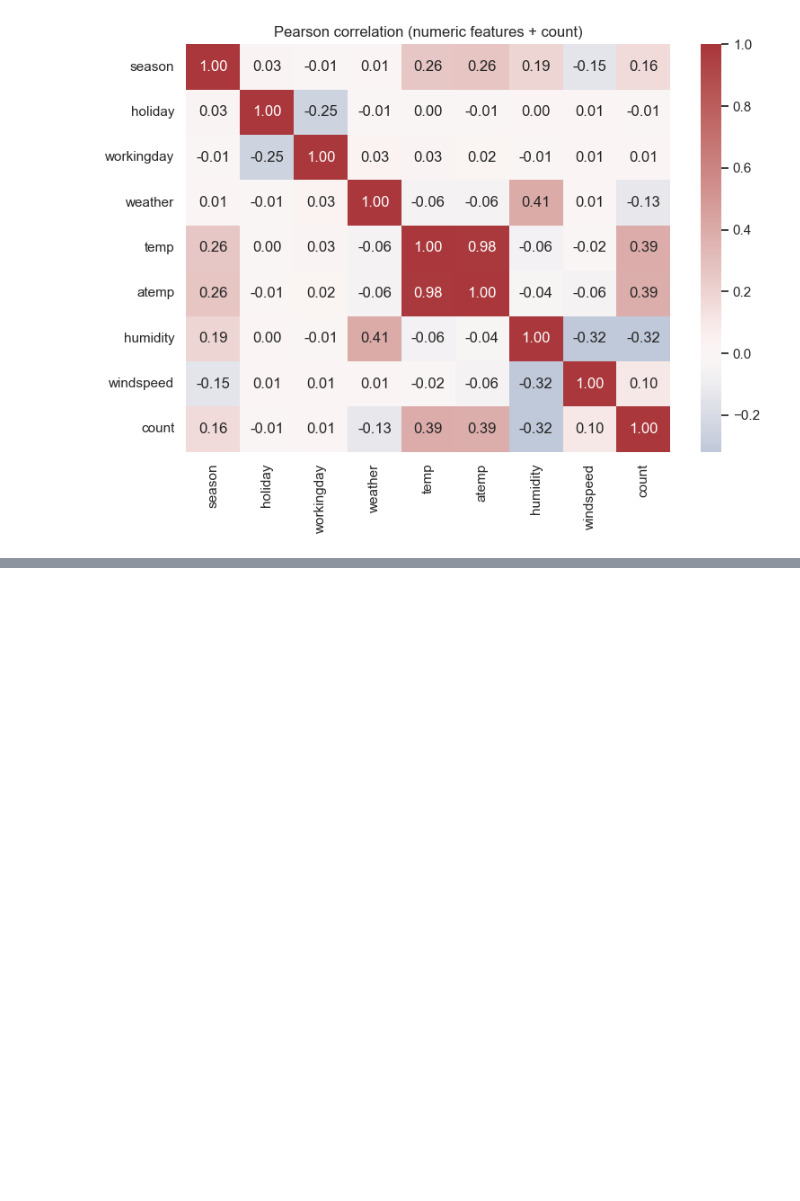
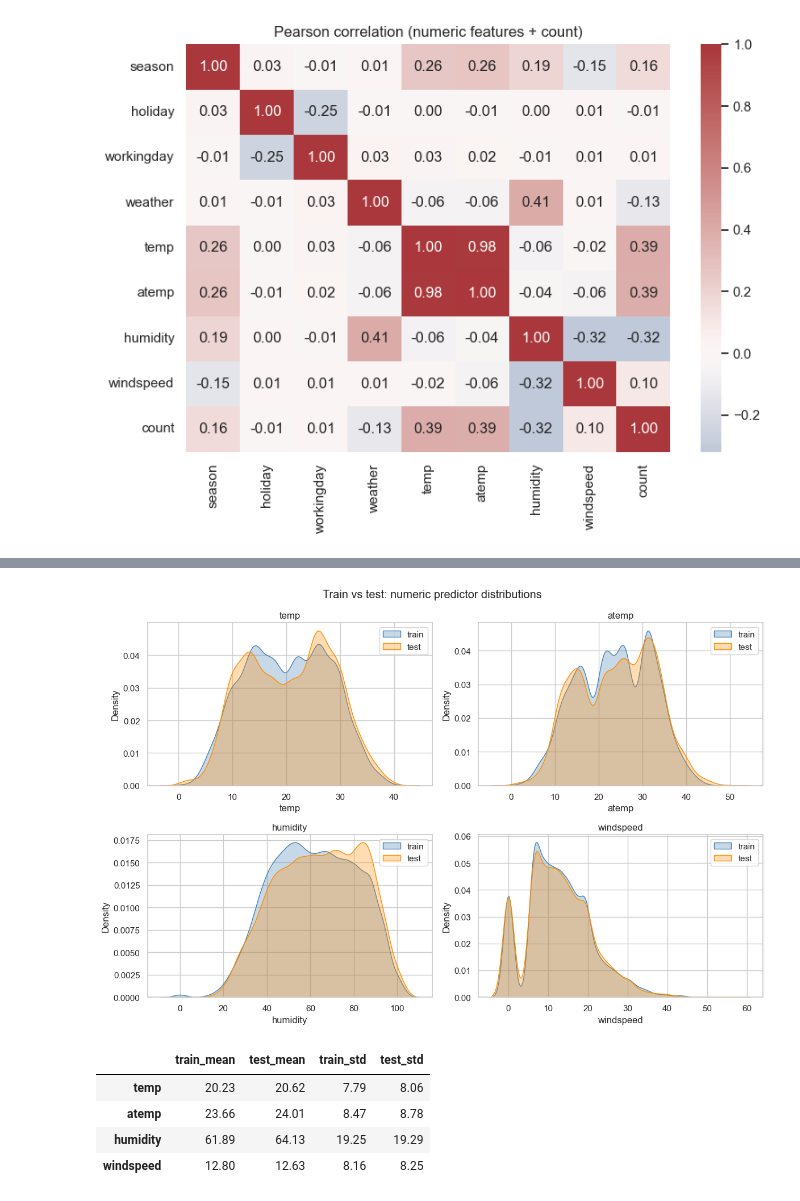
Before and after one commit to gokturkberke/bike-sharing-demand-forecasting, a Jupyter notebook: notebooks/01_eda.ipynb, the cells around one changed output, grey strips where cells are left out. Drawn from its saved outputs; the diff is of its cells as text; code cells hidden in the pictures; blank space fills up the shorter version.

```diff
--- a/notebooks/01_eda.ipynb
+++ b/notebooks/01_eda.ipynb
@@ -209,0 +214,31 @@ plt.show()
+# %%
+# Train covers days 1-19 of each month; test covers days 20+. Before
+# trusting the day-of-month holdout as a stand-in for the real test set,
+# check whether the predictor distributions actually differ between them.
+df_test = load_raw_test(CFG)
+numeric_feats = ["temp", "atemp", "humidity", "windspeed"]
+
+fig, axes = plt.subplots(2, 2, figsize=(12, 8))
+for ax, col in zip(axes.ravel(), numeric_feats):
+    sns.kdeplot(df[col], ax=ax, label="train", fill=True, alpha=0.3, color="steelblue")
+    sns.kdeplot(df_test[col], ax=ax, label="test", fill=True, alpha=0.3, color="darkorange")
+    ax.set_title(col)
+    ax.legend()
+fig.suptitle("Train vs test: numeric predictor distributions")
+fig.tight_layout()
+fig.savefig(FIG_DIR / "17_train_test_numeric_shift.png", dpi=120, bbox_inches="tight")
+plt.show()
+
+pd.DataFrame({
+    "train_mean": df[numeric_feats].mean(),
+    "test_mean": df_test[numeric_feats].mean(),
+    "train_std": df[numeric_feats].std(),
+    "test_std": df_test[numeric_feats].std(),
+}).round(2)
+# %% [output]
+[figure, added]
+|  | train_mean | test_mean | train_std | test_std |
+| temp | 20.23 | 20.62 | 7.79 | 8.06 |
+| atemp | 23.66 | 24.01 | 8.47 | 8.78 |
+| humidity | 61.89 | 64.13 | 19.25 | 19.29 |
+| windspeed | 12.80 | 12.63 | 8.16 | 8.25 |
```
Also changed, not shown: parts of 7 cells of this notebook, 10 other files.
